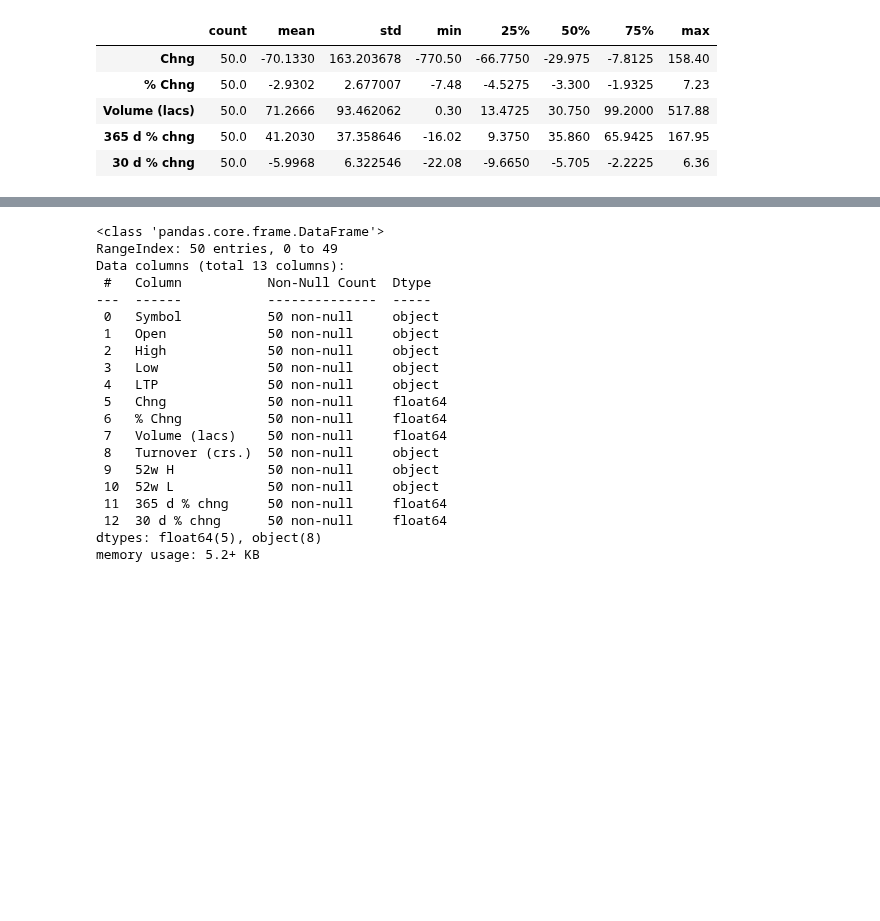
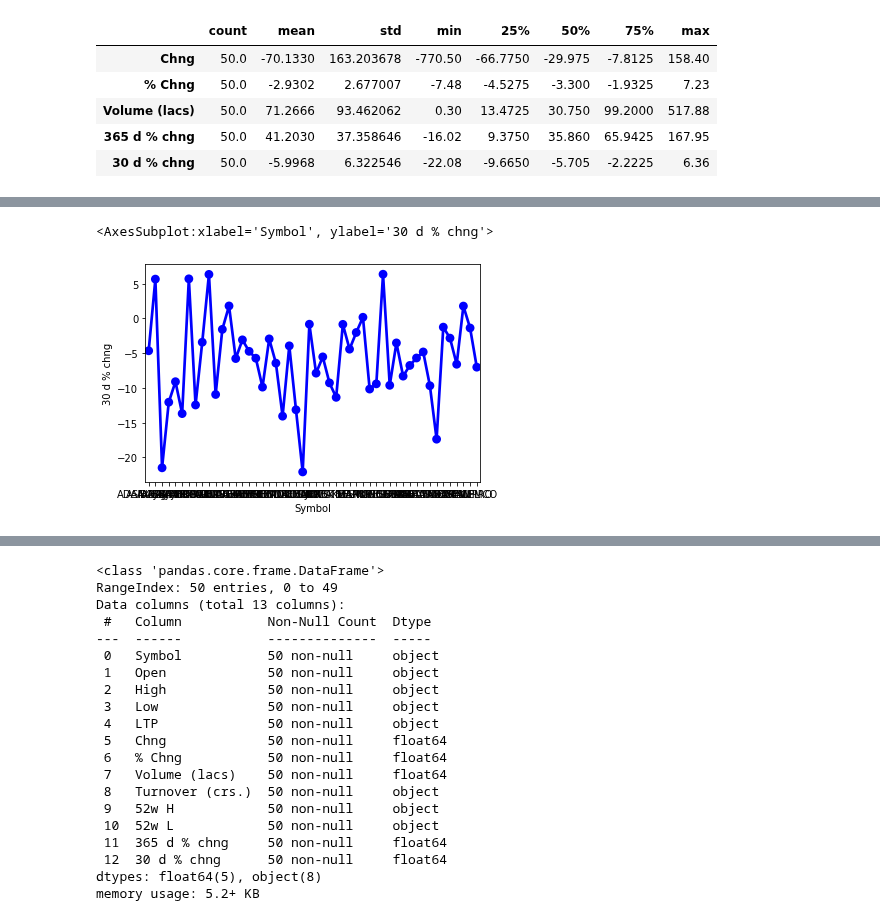
Before and after one commit to chandanabrdwj/100DaysOfML, a Jupyter notebook: nifty-50-stocks.ipynb, the cells around one changed output, grey strips where cells are left out. Drawn from its saved outputs; the diff is of its cells as text; code cells hidden in the pictures; blank space fills up the shorter version.

```diff
--- a/nifty-50-stocks.ipynb
+++ b/nifty-50-stocks.ipynb
@@ -24,0 +39,5 @@ df.describe().T
+# %%
+sns.pointplot(x=df['Symbol'],y=df['30 d % chng'],data=desc,color='blue',alpha=0.8)
+# %% [output]
+<AxesSubplot:xlabel='Symbol', ylabel='30 d % chng'>
+[figure, added]
```
Also changed, not shown: parts of 8 cells of this notebook.
